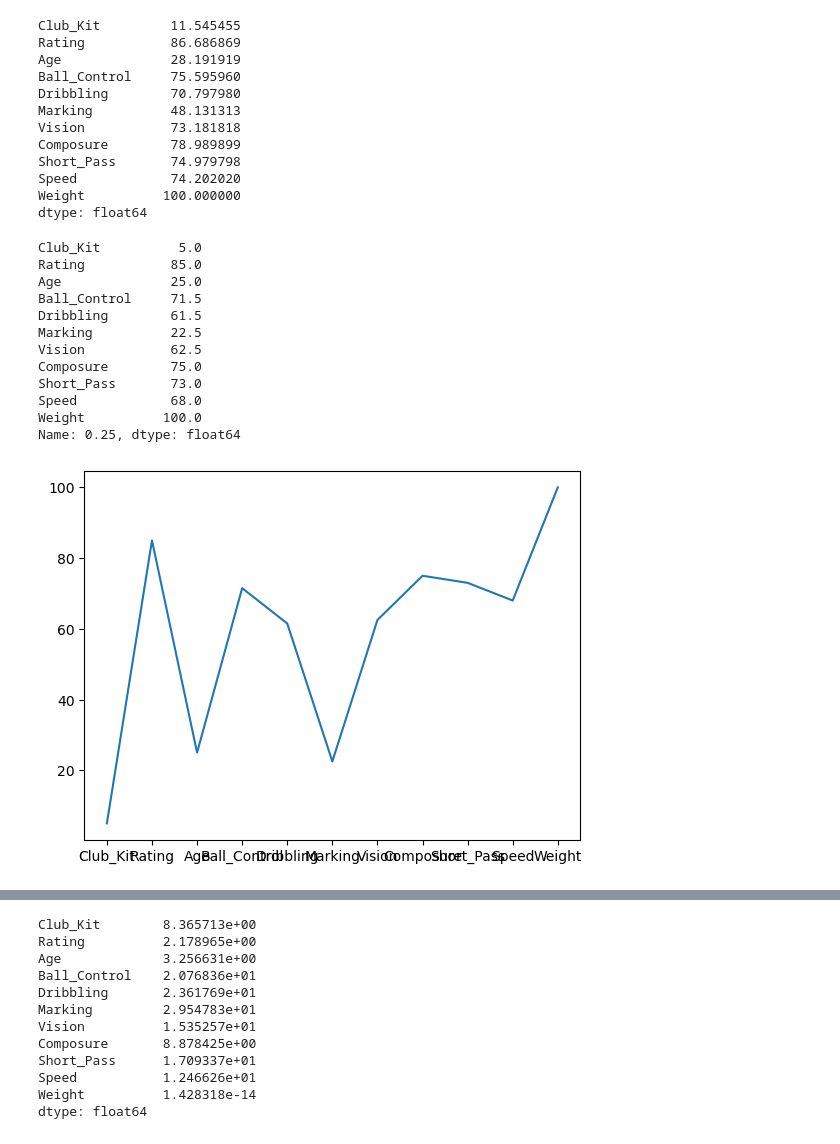
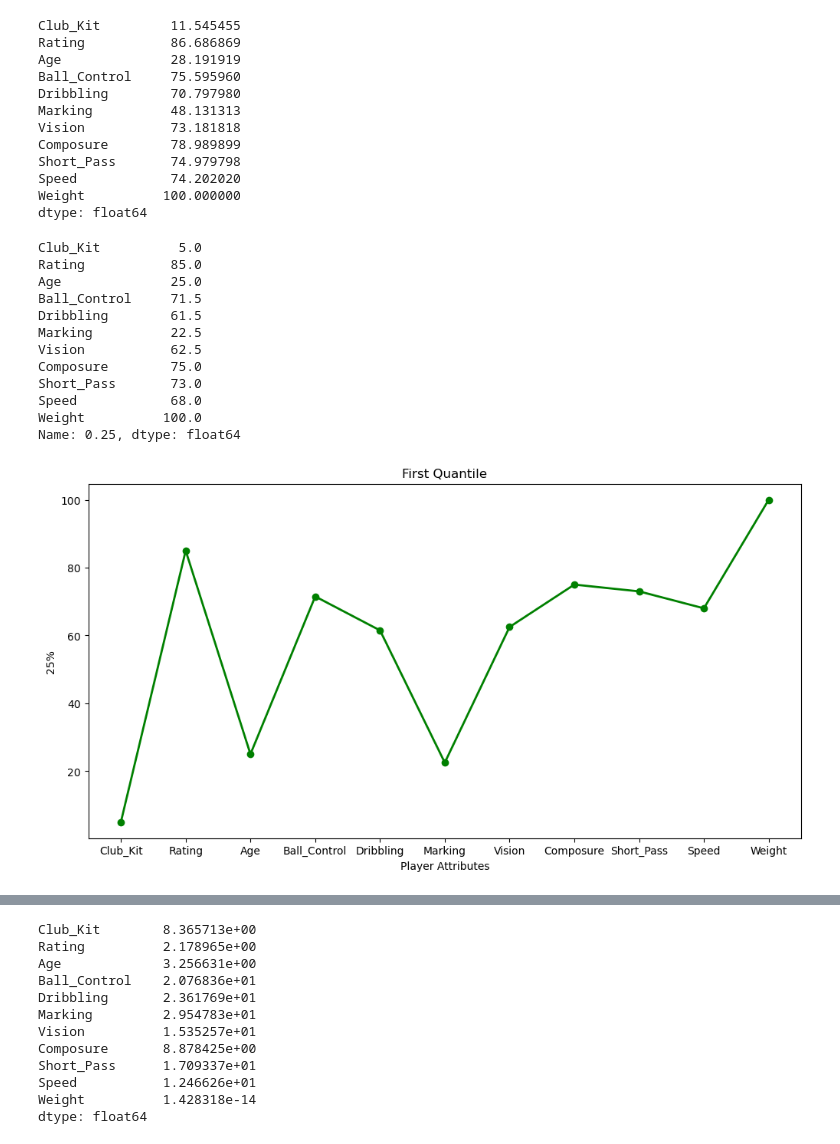
Before and after one commit to SpofanaLuvo/Python-assignment-3, a Jupyter notebook: 216086289_Spofana_Assignment2.ipynb, the cells around one changed output, grey strips where cells are left out. Saved outputs shown, nothing was run; the diff lists cells and outputs as text; code cells hidden in the pictures.

```diff
--- a/216086289_Spofana_Assignment2.ipynb
+++ b/216086289_Spofana_Assignment2.ipynb
@@ -95,22 +97,26 @@ dtype: float64
 # %%
 first_quantile = dataset.quantile(0.25)
 print(first_quantile)
-plt.plot(first_quantile)
+fig = plt.figure(figsize=(12, 6))
+plt.plot(first_quantile, color='green', linewidth=2, marker='o')
+plt.title('First Quantile')
+plt.xlabel('Player Attributes')
+plt.ylabel('25%')
 plt.show()
 # %% [output]
 Club_Kit          5.0
 Rating           85.0
 Age              25.0
 Ball_Control     71.5
 Dribbling        61.5
 Marking          22.5
 Vision           62.5
 Composure        75.0
 Short_Pass       73.0
 Speed            68.0
 Weight          100.0
 Name: 0.25, dtype: float64
-[figure, old version]
+[figure, new version]
 # %%
 median = dataset.median()
 print(median)
```
Also changed, not shown: parts of 18 cells of this notebook, 1 other file.
